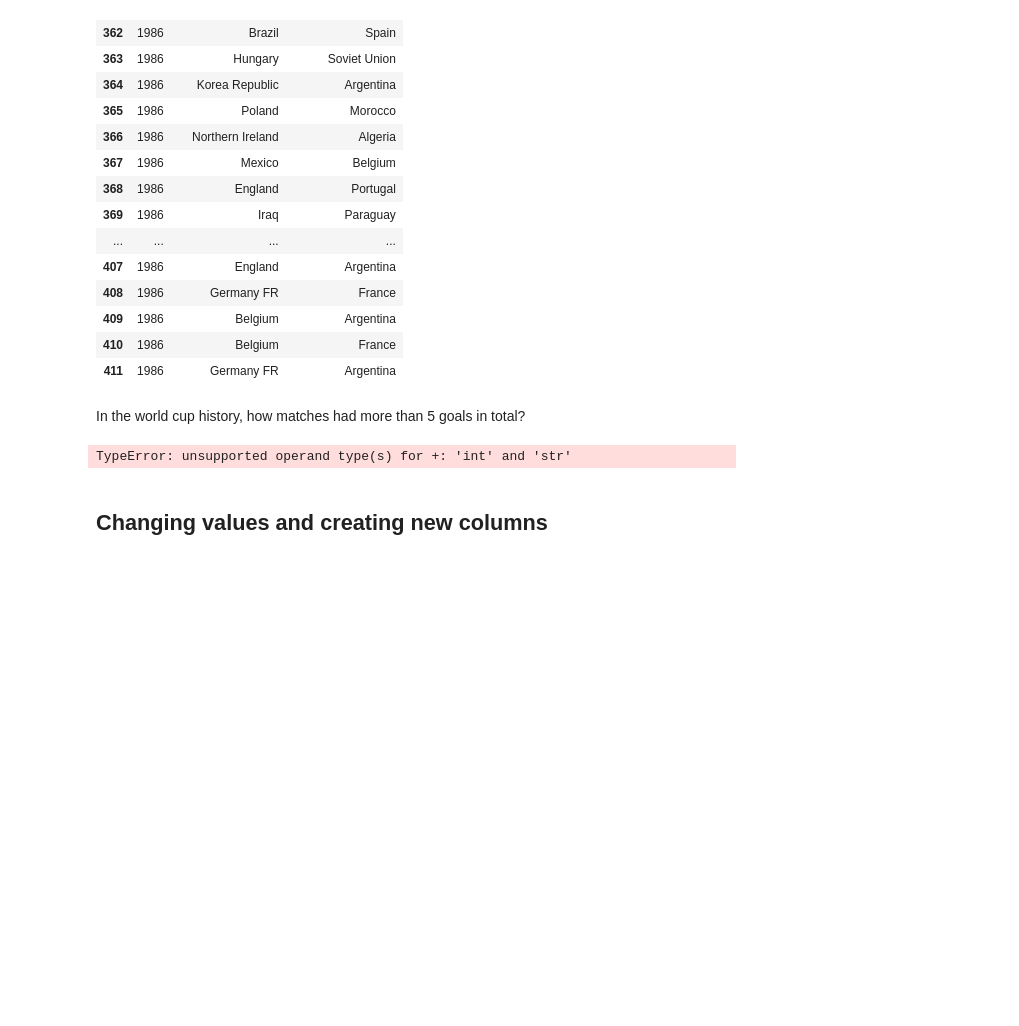
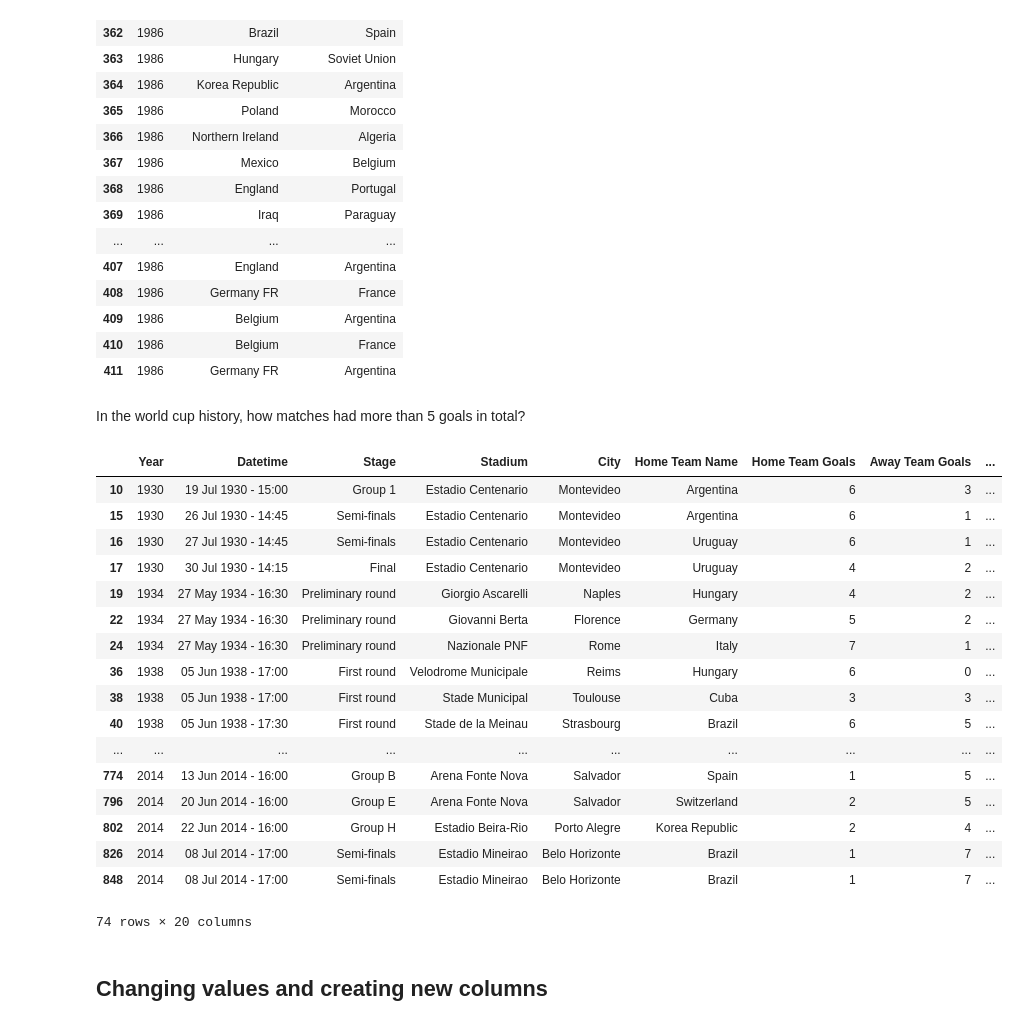
Before and after one commit to oqusous/dsc-accessing-data-with-pandas-lab-nyc-ds-071519, a Jupyter notebook: index.ipynb, the cells around one changed output. Saved outputs shown, nothing was run; the diff lists cells and outputs as text; code cells hidden in the pictures; blank space fills up the shorter version.

```diff
--- a/index.ipynb
+++ b/index.ipynb
@@ -215,9 +215,28 @@ y1986.loc[:, ['Year', 'Away Team Name', 'Home Team Name']]
 # %% [markdown]
 In the world cup history, how matches had more than 5 goals in total?
 # %%
-Netherlands = df.loc[(df["Home Team Goals"] + df["Home Team Name"] > 5), :]
+Gameswith5goals = df.loc[(df["Home Team Goals"] + df["Away Team Goals"] > 5), :]
-# %% [output]
-TypeError: unsupported operand type(s) for +: 'int' and 'str'
+# %%
+Gameswith5goals
+# %% [output]
+|  | Year | Datetime | Stage | Stadium | City | Home Team Name | Home Team Goals | Away Team Goals | ... |
+| 10 | 1930 | 19 Jul 1930 - 15:00 | Group 1 | Estadio Centenario | Montevideo | Argentina | 6 | 3 | ... |
+| 15 | 1930 | 26 Jul 1930 - 14:45 | Semi-finals | Estadio Centenario | Montevideo | Argentina | 6 | 1 | ... |
+| 16 | 1930 | 27 Jul 1930 - 14:45 | Semi-finals | Estadio Centenario | Montevideo | Uruguay | 6 | 1 | ... |
+| 17 | 1930 | 30 Jul 1930 - 14:15 | Final | Estadio Centenario | Montevideo | Uruguay | 4 | 2 | ... |
+| 19 | 1934 | 27 May 1934 - 16:30 | Preliminary round | Giorgio Ascarelli | Naples | Hungary | 4 | 2 | ... |
+| 22 | 1934 | 27 May 1934 - 16:30 | Preliminary round | Giovanni Berta | Florence | Germany | 5 | 2 | ... |
+| 24 | 1934 | 27 May 1934 - 16:30 | Preliminary round | Nazionale PNF | Rome | Italy | 7 | 1 | ... |
+| 36 | 1938 | 05 Jun 1938 - 17:00 | First round | Velodrome Municipale | Reims | Hungary | 6 | 0 | ... |
+| 38 | 1938 | 05 Jun 1938 - 17:00 | First round | Stade Municipal | Toulouse | Cuba | 3 | 3 | ... |
+| 40 | 1938 | 05 Jun 1938 - 17:30 | First round | Stade de la Meinau | Strasbourg | Brazil | 6 | 5 | ... |
+| ... | ... | ... | ... | ... | ... | ... | ... | ... | ... |
+| 774 | 2014 | 13 Jun 2014 - 16:00 | Group B | Arena Fonte Nova | Salvador | Spain | 1 | 5 | ... |
+| 796 | 2014 | 20 Jun 2014 - 16:00 | Group E | Arena Fonte Nova | Salvador | Switzerland | 2 | 5 | ... |
+| 802 | 2014 | 22 Jun 2014 - 16:00 | Group H | Estadio Beira-Rio | Porto Alegre | Korea Republic | 2 | 4 | ... |
+| 826 | 2014 | 08 Jul 2014 - 17:00 | Semi-finals | Estadio Mineirao | Belo Horizonte | Brazil | 1 | 7 | ... |
+| 848 | 2014 | 08 Jul 2014 - 17:00 | Semi-finals | Estadio Mineirao | Belo Horizonte | Brazil | 1 | 7 | ... |
+74 rows × 20 columns
 # %% [markdown]
 ## Changing values and creating new columns
 # %% [markdown]
```
